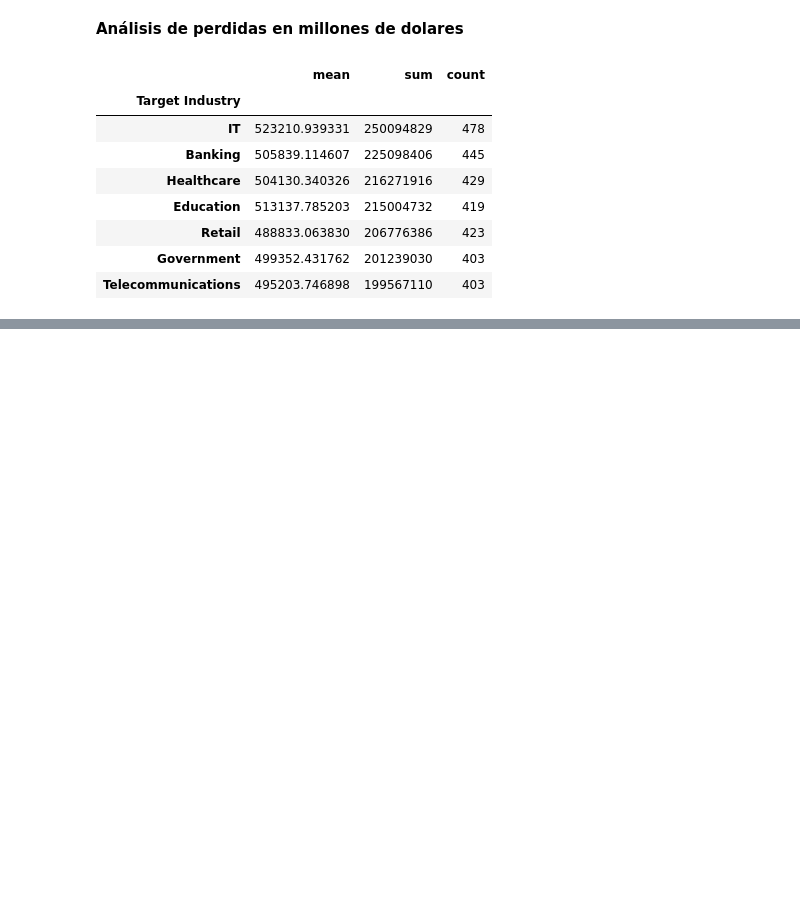
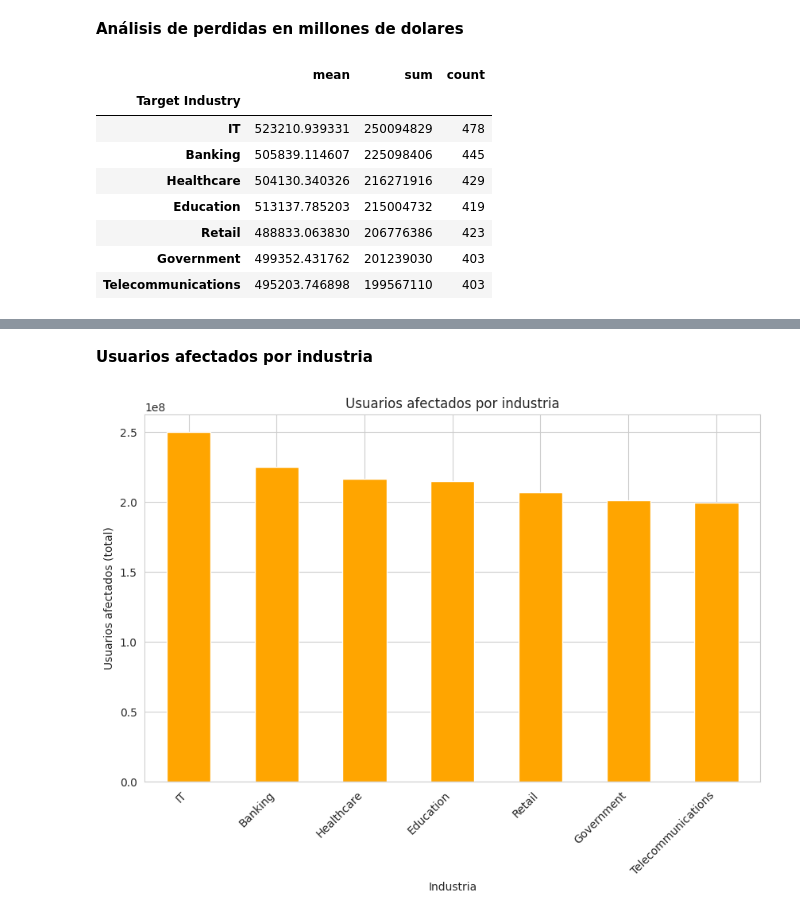
Before and after one commit to Bryan810/Grupo_9_tarea_3, a Jupyter notebook: sample.ipynb, the cells around one changed output, grey strips where cells are left out. Saved outputs shown, nothing was run; the diff lists cells and outputs as text; code cells hidden in the pictures; blank space fills up the shorter version.

```diff
--- a/sample.ipynb
+++ b/sample.ipynb
@@ -61,0 +75,14 @@ df.groupby("Target Industry")["Number of Affected Users"].agg(["mean","sum","cou
+# %% [markdown]
+**Usuarios afectados por industria**
+# %%
+users_by_industry = df.groupby("Target Industry")["Number of Affected Users"].sum().sort_values(ascending=False)
+
+plt.figure(figsize=(10,6))
+users_by_industry.plot(kind="bar", color="orange")
+plt.title("Usuarios afectados por industria")
+plt.ylabel("Usuarios afectados (total)")
+plt.xlabel("Industria")
+plt.xticks(rotation=45, ha="right")
+plt.show()
+# %% [output]
+[figure, added]
```
Also changed, not shown: parts of 13 cells of this notebook, 1 other file.
